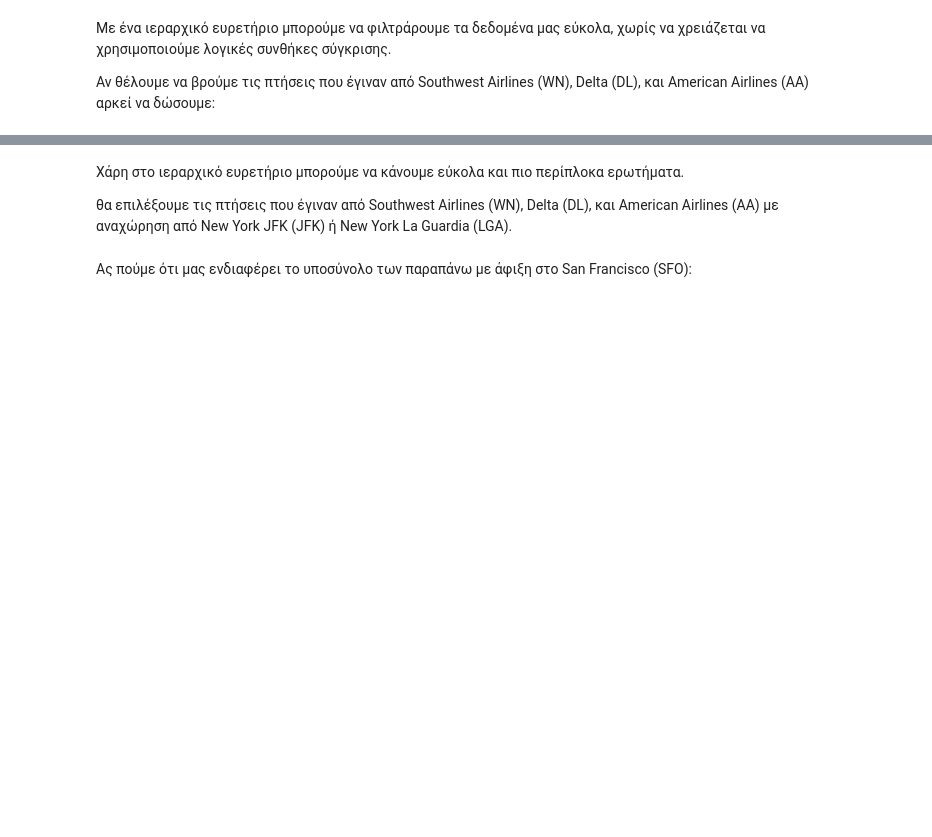
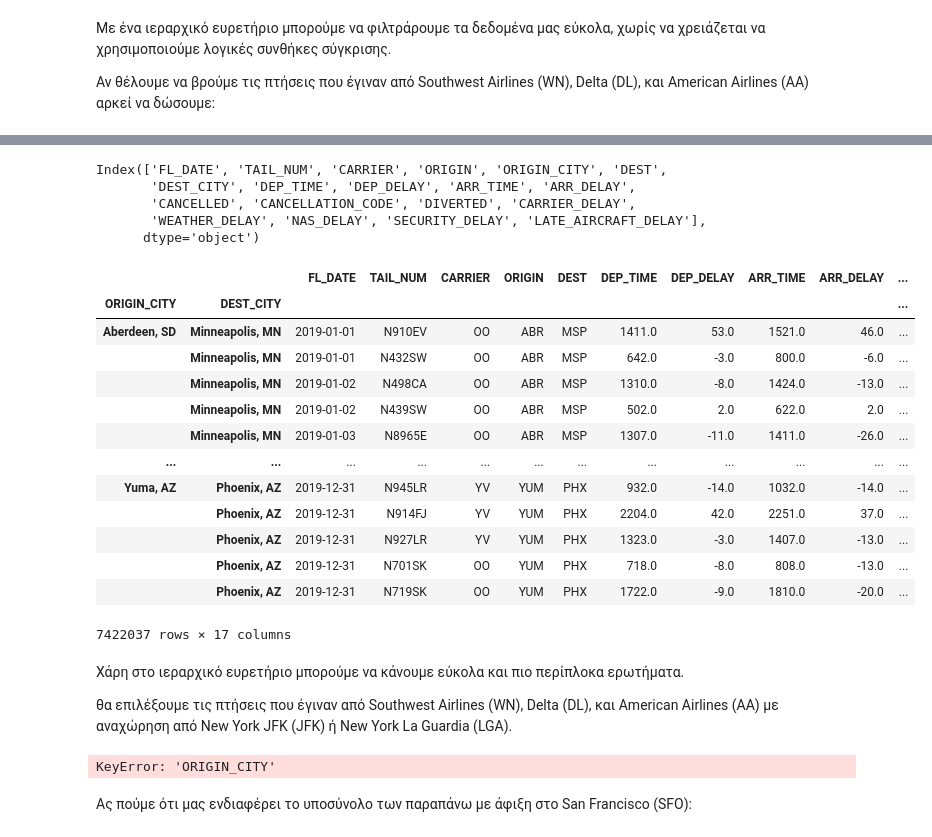
Before and after one commit to Xristos04/Data-Science-Tutorials, a Jupyter notebook: travel.ipynb, the cells around one changed output, grey strips where cells are left out. Drawn from its saved outputs; the diff is of its cells as text; code cells hidden in the pictures; blank space fills up the shorter version.

```diff
--- a/travel.ipynb
+++ b/travel.ipynb
@@ -223,3 +274,32 @@ delayed_flights_by_origin
+# %%
+flights.columns
+# %% [output]
+Index(['FL_DATE', 'TAIL_NUM', 'CARRIER', 'ORIGIN', 'ORIGIN_CITY', 'DEST',
+       'DEST_CITY', 'DEP_TIME', 'DEP_DELAY', 'ARR_TIME', 'ARR_DELAY',
+       'CANCELLED', 'CANCELLATION_CODE', 'DIVERTED', 'CARRIER_DELAY',
+       'WEATHER_DELAY', 'NAS_DELAY', 'SECURITY_DELAY', 'LATE_AIRCRAFT_DELAY'],
+      dtype='object')
+# %%
+hierarchical_flights2 = flights.set_index(['ORIGIN_CITY', 'DEST_CITY'])
+
+hierarchical_flights2 = hierarchical_flights2.sort_index(level=['ORIGIN_CITY', 'DEST_CITY'])
+
+hierarchical_flights2
+# %% [output]
+|  |  | FL_DATE | TAIL_NUM | CARRIER | ORIGIN | DEST | DEP_TIME | DEP_DELAY | ARR_TIME | ARR_DELAY | ... |
+| ORIGIN_CITY | DEST_CITY |  |  |  |  |  |  |  |  |  | ... |
+| Aberdeen, SD | Minneapolis, MN | 2019-01-01 | N910EV | OO | ABR | MSP | 1411.0 | 53.0 | 1521.0 | 46.0 | ... |
+|  | Minneapolis, MN | 2019-01-01 | N432SW | OO | ABR | MSP | 642.0 | -3.0 | 800.0 | -6.0 | ... |
+|  | Minneapolis, MN | 2019-01-02 | N498CA | OO | ABR | MSP | 1310.0 | -8.0 | 1424.0 | -13.0 | ... |
+|  | Minneapolis, MN | 2019-01-02 | N439SW | OO | ABR | MSP | 502.0 | 2.0 | 622.0 | 2.0 | ... |
+|  | Minneapolis, MN | 2019-01-03 | N8965E | OO | ABR | MSP | 1307.0 | -11.0 | 1411.0 | -26.0 | ... |
+| ... | ... | ... | ... | ... | ... | ... | ... | ... | ... | ... | ... |
+| Yuma, AZ | Phoenix, AZ | 2019-12-31 | N945LR | YV | YUM | PHX | 932.0 | -14.0 | 1032.0 | -14.0 | ... |
+|  | Phoenix, AZ | 2019-12-31 | N914FJ | YV | YUM | PHX | 2204.0 | 42.0 | 2251.0 | 37.0 | ... |
+|  | Phoenix, AZ | 2019-12-31 | N927LR | YV | YUM | PHX | 1323.0 | -3.0 | 1407.0 | -13.0 | ... |
+|  | Phoenix, AZ | 2019-12-31 | N701SK | OO | YUM | PHX | 718.0 | -8.0 | 808.0 | -13.0 | ... |
+|  | Phoenix, AZ | 2019-12-31 | N719SK | OO | YUM | PHX | 1722.0 | -9.0 | 1810.0 | -20.0 | ... |
+7422037 rows × 17 columns
 # %% [markdown]
 Χάρη στο ιεραρχικό ευρετήριο μπορούμε να κάνουμε εύκολα και πιο περίπλοκα ερωτήματα.
 
@@ -228,0 +307,7 @@ delayed_flights_by_origin
+# %%
+# result = hierarchical_flights2.loc[(hierarchical_flights2['ORIGIN_CITY'] == 'Yuma, AZ') & (hierarchical_flights2['Minneapolis, MN'] == 10)]
+
+value_to_find = 'Yuma, AZ'
+row = hierarchical_flights2.loc[hierarchical_flights2['ORIGIN_CITY'] == value_to_find]
+# %% [output]
+KeyError: 'ORIGIN_CITY'
```
Also changed, not shown: parts of 20 cells of this notebook.
